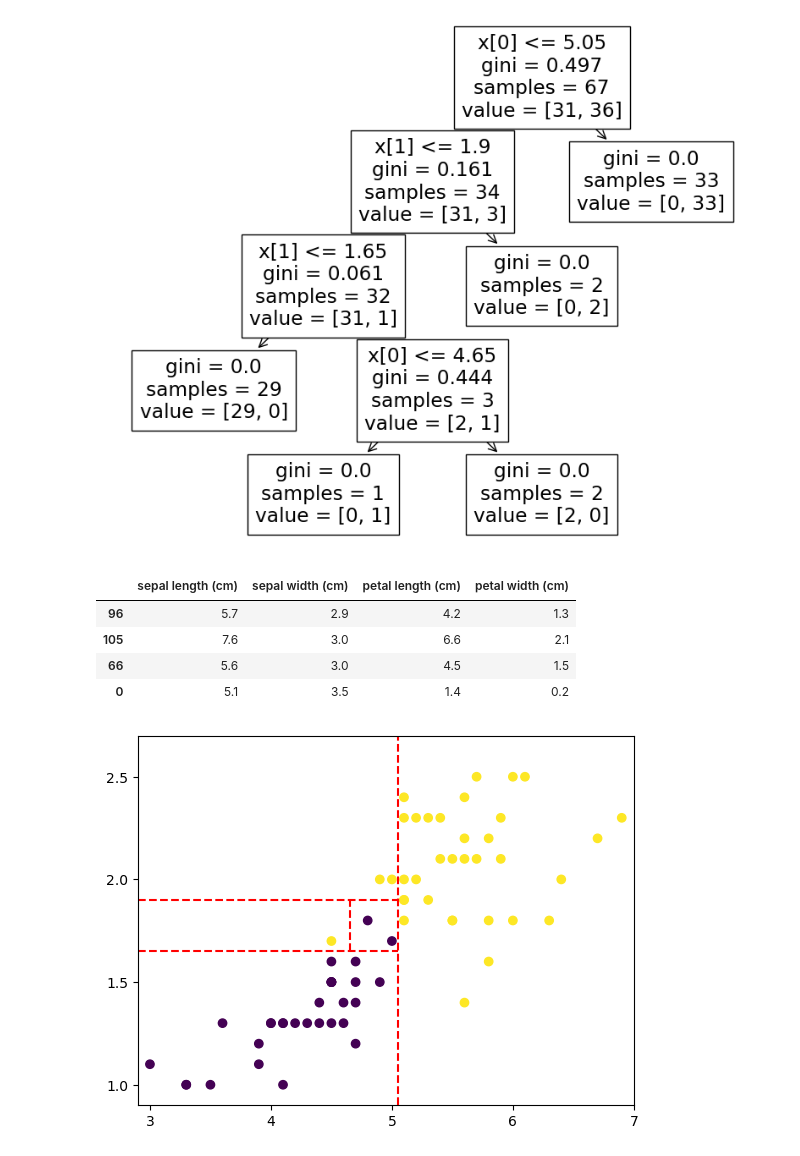
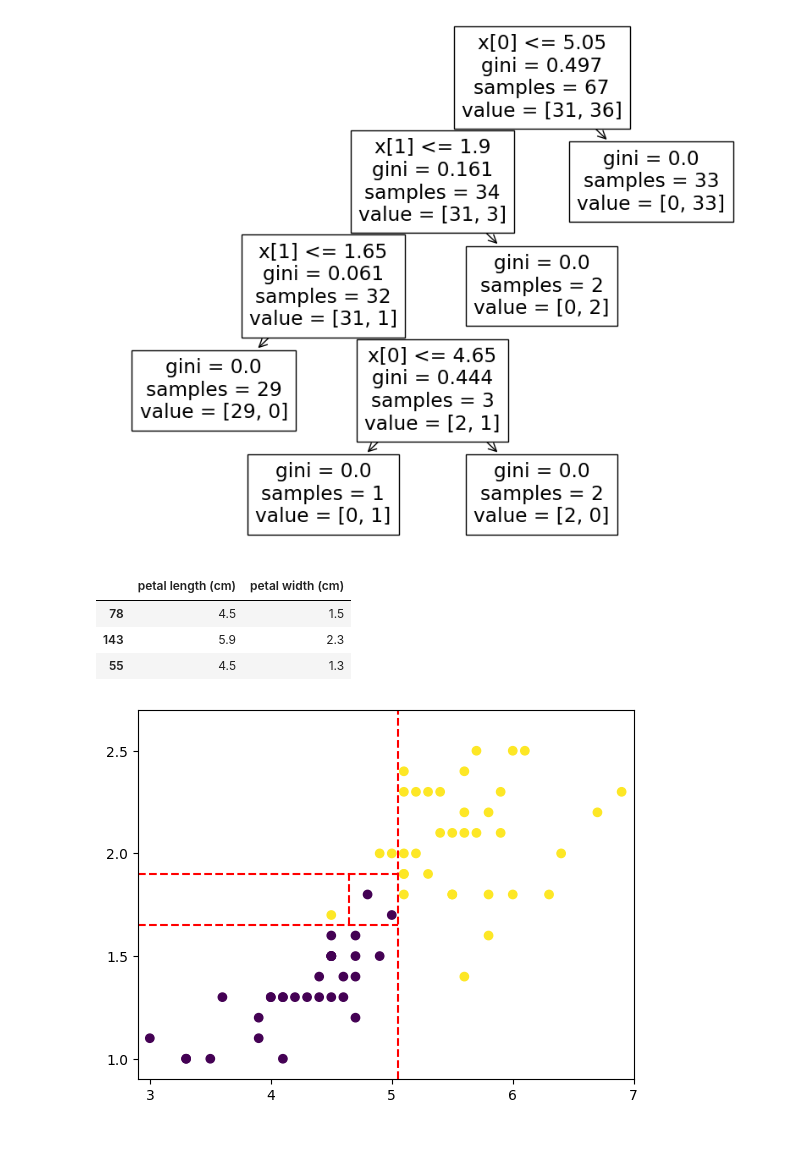
Before and after one commit to JLucas17/TRABALHO-3-DE-TOPICOS-DE-BIG-DATA-EM-PYTHON, a Jupyter notebook: ÁRVORE_DE_DECISÃO_IRIS.ipynb, the cells around one changed output. Saved outputs shown, nothing was run; the diff lists cells and outputs as text; code cells hidden in the pictures.

```diff
--- a/ÁRVORE_DE_DECISÃO_IRIS.ipynb
+++ b/ÁRVORE_DE_DECISÃO_IRIS.ipynb
@@ -88,13 +87,12 @@ plt.show()
 # %% [output]
 [figure]
 # %%
-X_train.head(4)
+X_train.head(3)
 # %% [output]
-|  | sepal length (cm) | sepal width (cm) | petal length (cm) | petal width (cm) |
-| 96 | 5.7 | 2.9 | 4.2 | 1.3 |
-| 105 | 7.6 | 3.0 | 6.6 | 2.1 |
-| 66 | 5.6 | 3.0 | 4.5 | 1.5 |
-| 0 | 5.1 | 3.5 | 1.4 | 0.2 |
+|  | petal length (cm) | petal width (cm) |
+| 78 | 4.5 | 1.5 |
+| 143 | 5.9 | 2.3 |
+| 55 | 4.5 | 1.3 |
 # %%
 # Podemos adicionar essas regras no gráfico
 
```
Also changed, not shown: parts of 11 cells of this notebook.
